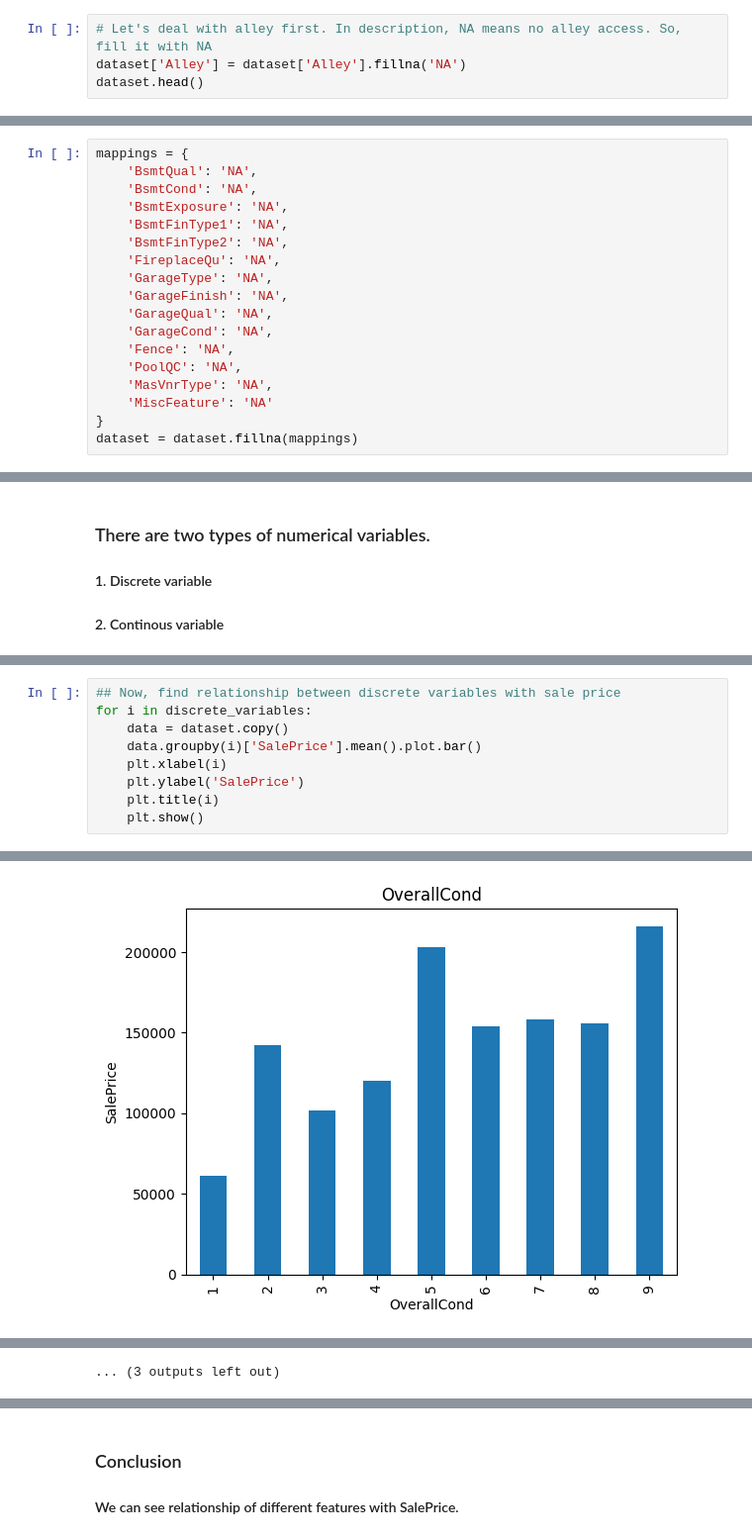
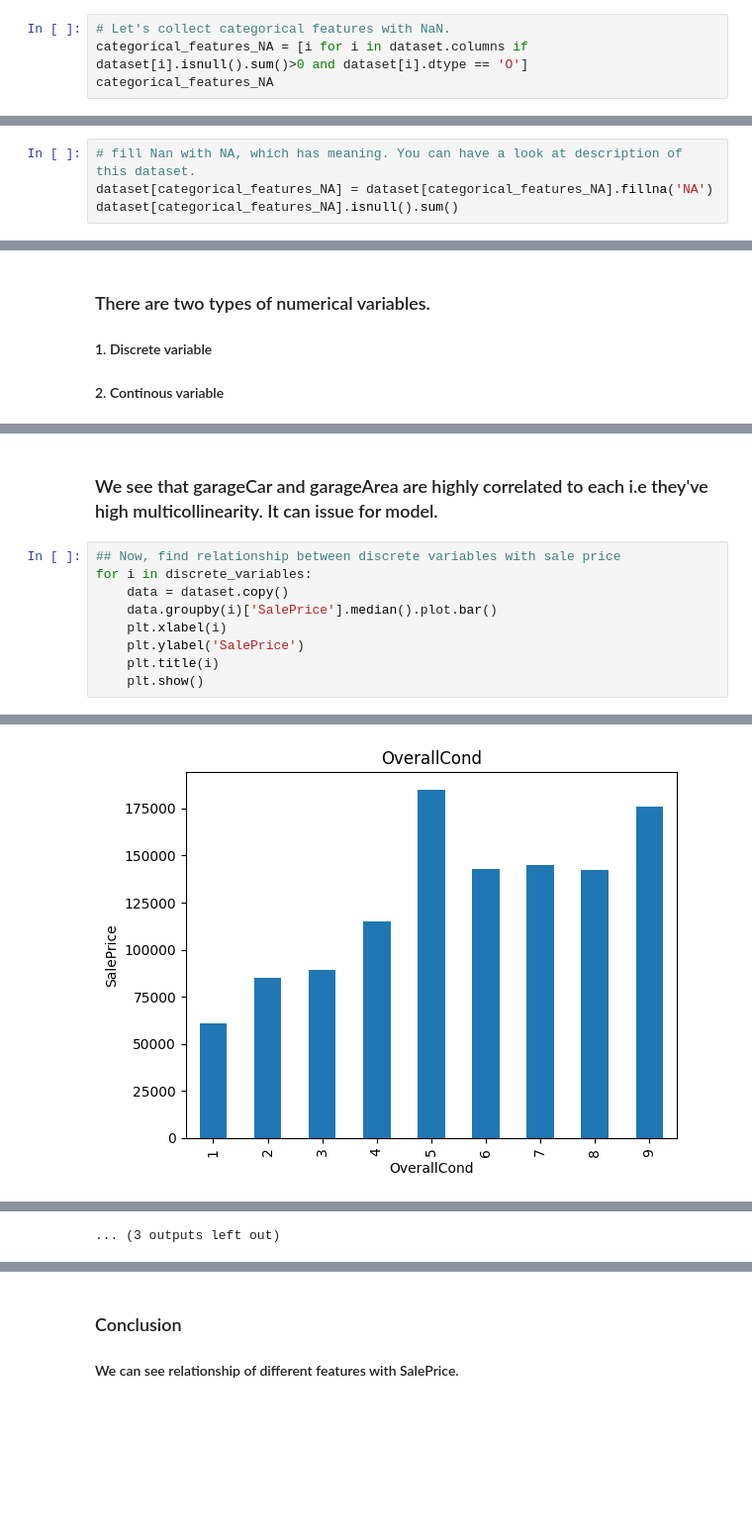
Before and after one commit to noumanhafeez/House_Price_Prediction, a Jupyter notebook: Exploratory_Data_Analysis.ipynb, the cells around one changed output, grey strips where cells are left out. Shown at 99% size. Saved outputs shown, nothing was run; the diff lists cells and outputs as text; blank space fills up the shorter version.

```diff
--- a/Exploratory_Data_Analysis.ipynb
+++ b/Exploratory_Data_Analysis.ipynb
@@ -69,5 +69,5 @@ memory usage: 924.0+ KB
 # %%
-# Let's deal with alley first. In description, NA means no alley access. So, fill it with NA
-dataset['Alley'] = dataset['Alley'].fillna('NA')
-dataset.head()
+# Let's collect categorical features with NaN.
+categorical_features_NA = [i for i in dataset.columns if dataset[i].isnull().sum()>0 and dataset[i].dtype == 'O']
+categorical_features_NA
 # %% [output]
@@ -80,18 +90,4 @@ dataset.head()
 # %%
-mappings = {
-    'BsmtQual': 'NA',
-    'BsmtCond': 'NA',
-    'BsmtExposure': 'NA',
-    'BsmtFinType1': 'NA',
-    'BsmtFinType2': 'NA',
-    'FireplaceQu': 'NA',
-    'GarageType': 'NA',
-    'GarageFinish': 'NA',
-    'GarageQual': 'NA',
-    'GarageCond': 'NA',
-    'Fence': 'NA',
-    'PoolQC': 'NA',
-    'MasVnrType': 'NA',
-    'MiscFeature': 'NA'
-}
-dataset = dataset.fillna(mappings)
+# fill Nan with NA, which has meaning. You can have a look at description of this dataset.
+dataset[categorical_features_NA] = dataset[categorical_features_NA].fillna('NA')
+dataset[categorical_features_NA].isnull().sum()
@@ -149,8 +232,10 @@ dataset[discrete_variables].head()
+# %% [markdown]
+### We see that garageCar and garageArea are highly correlated to each i.e they've high multicollinearity. It can issue for model.
 # %%
 ## Now, find relationship between discrete variables with sale price
 for i in discrete_variables:
     data = dataset.copy()
-    data.groupby(i)['SalePrice'].mean().plot.bar()
+    data.groupby(i)['SalePrice'].median().plot.bar()
     plt.xlabel(i)
     plt.ylabel('SalePrice')
     plt.title(i)
@@ -161 +246 @@ for i in discrete_variables:
-[figure, old version]
+[figure, new version]
```
Also changed, not shown: parts of 11 cells of this notebook.
